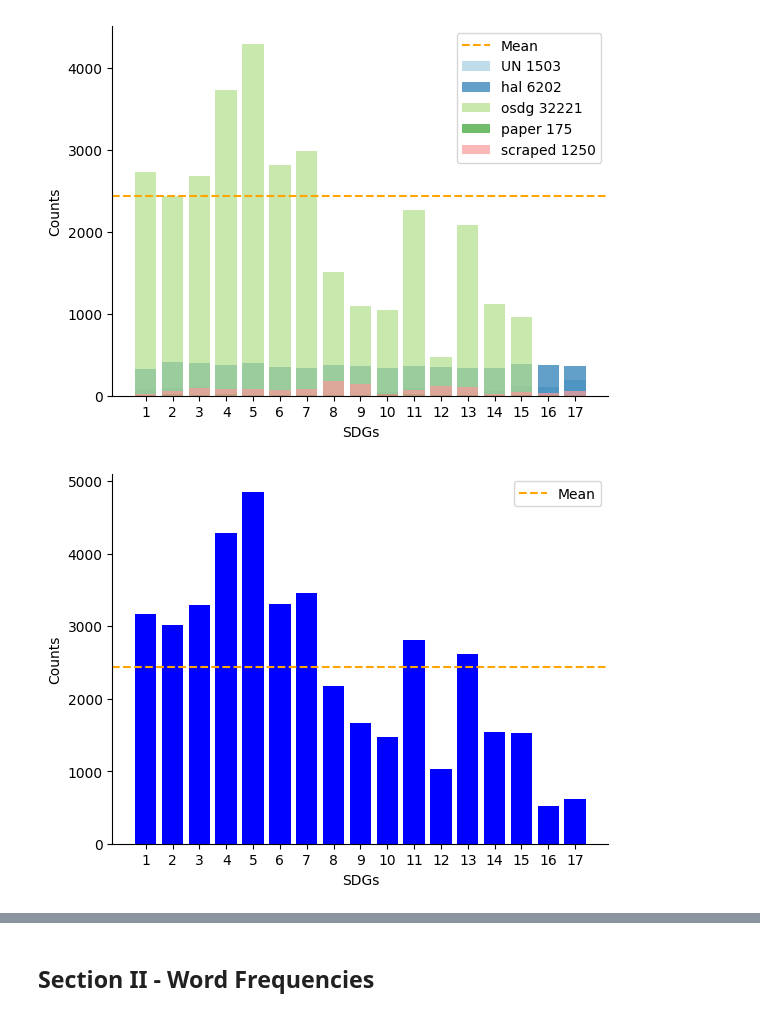
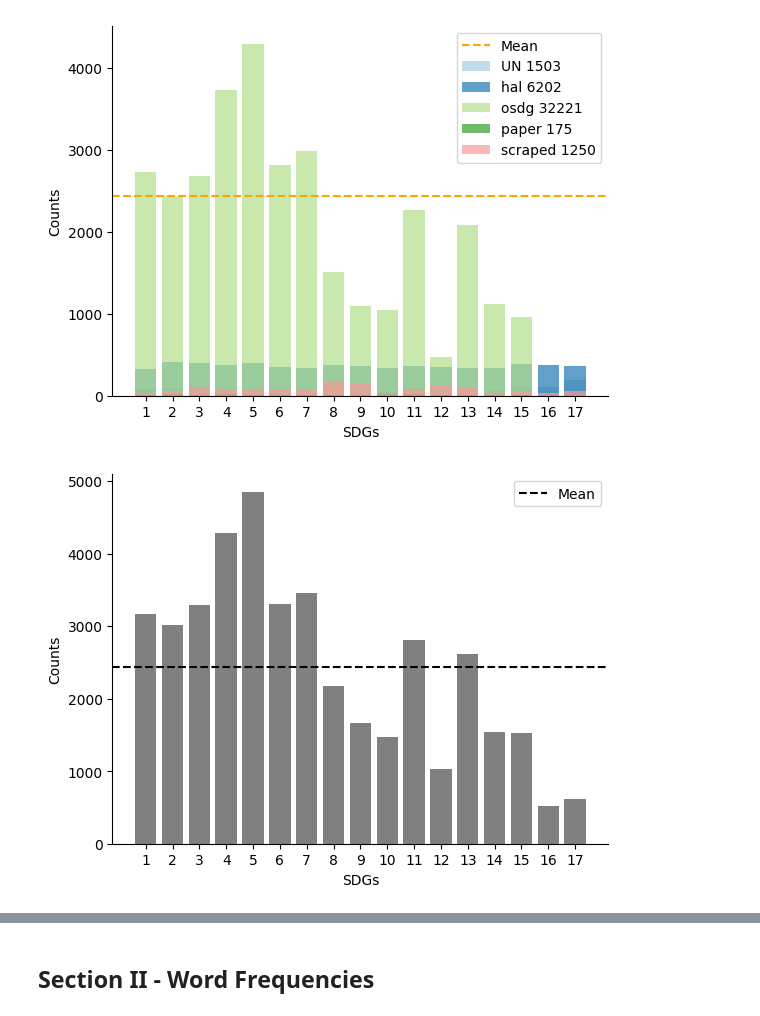
Before and after one commit to ataniz/SDGs-Classification-of-Sustainability-Reports, a Jupyter notebook: notebooks/data_exploration.ipynb, the cells around one changed output, grey strips where cells are left out. Cells and saved outputs as stored; diff of their text form; code cells hidden in the pictures.

```diff
--- a/notebooks/data_exploration.ipynb
+++ b/notebooks/data_exploration.ipynb
@@ -52,37 +52,37 @@ plt.show()
 # Group and count text appearances of 'sdg' column values in df
 sdg_counts = df.groupby('sdg').count()['text'].to_frame().rename(columns={'text': 'count'})
 
 # Create a new figure and axis object
 fig, ax = plt.subplots()
 
 # Set axis labels
 ax.set_xlabel("SDGs")
 ax.set_ylabel("Counts")
 
 # Add average line to the plot
 mean = sdg_counts["count"].mean()
-ax.axhline(mean, label="Mean", color="orange", linestyle="--")
+ax.axhline(mean, label="Mean", color="black", linestyle="--")
 
 # Add legend to the plot
 ax.legend()
 
 # Set the x-tick labels to the SDG values
 plt.xticks(sdg_counts.index)
 
 # Plot a bar chart of the count values for each SDG
-plt.bar(sdg_counts.index, sdg_counts["count"], width=0.8, color="blue")
+plt.bar(sdg_counts.index, sdg_counts["count"], width=0.8, color="grey")
 
 # Remove the top and right borders from the plot
 ax.spines['top'].set_visible(False)
 ax.spines['right'].set_visible(False)
 
 # Save the plot as a PDF file (optional)
-# plt.savefig('./plots/sdg_counts.pdf', bbox_inches='tight')
+plt.savefig('./plots/sdg_counts_bw.pdf', bbox_inches='tight')
 
 # Display the plot
 plt.show()
 # %% [output]
-[figure, old version]
+[figure, new version]
 # %%
 df['length'] = df['text'].str.len()
 
```
Also changed, not shown: parts of 1 cell of this notebook, 4 other files.
